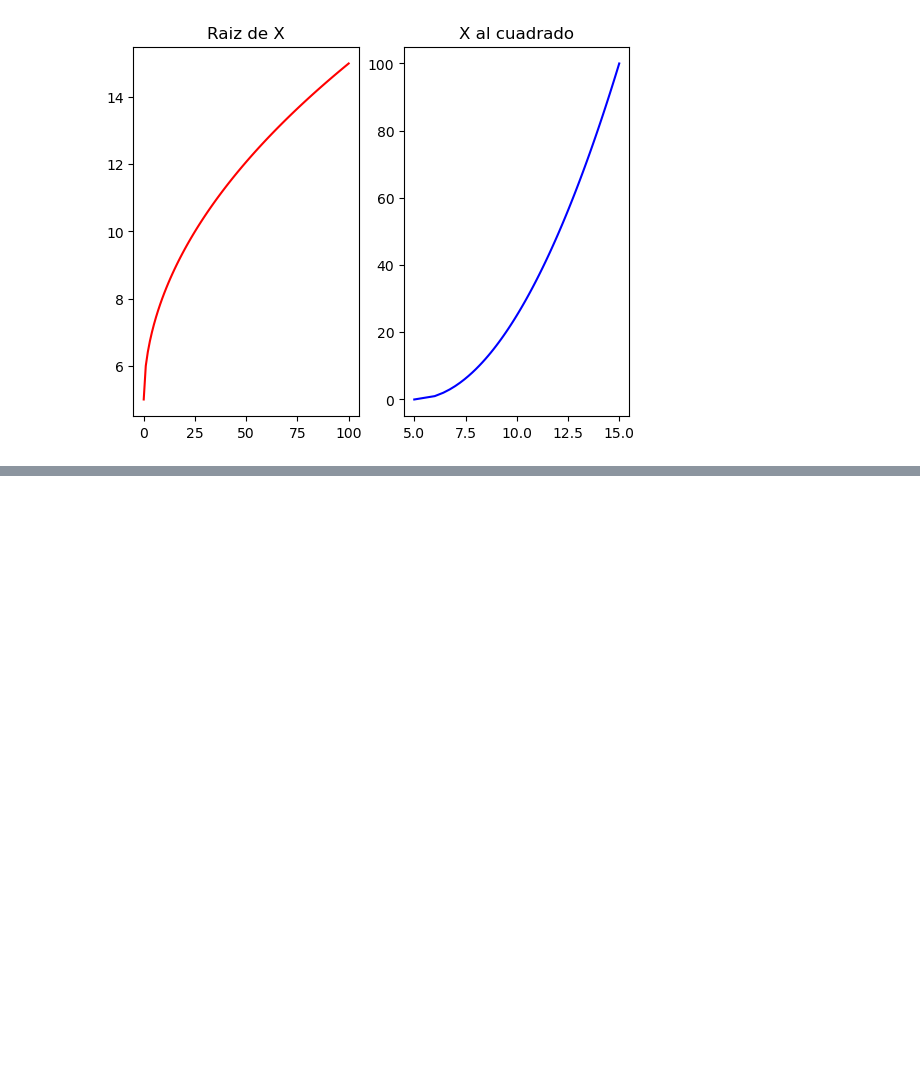
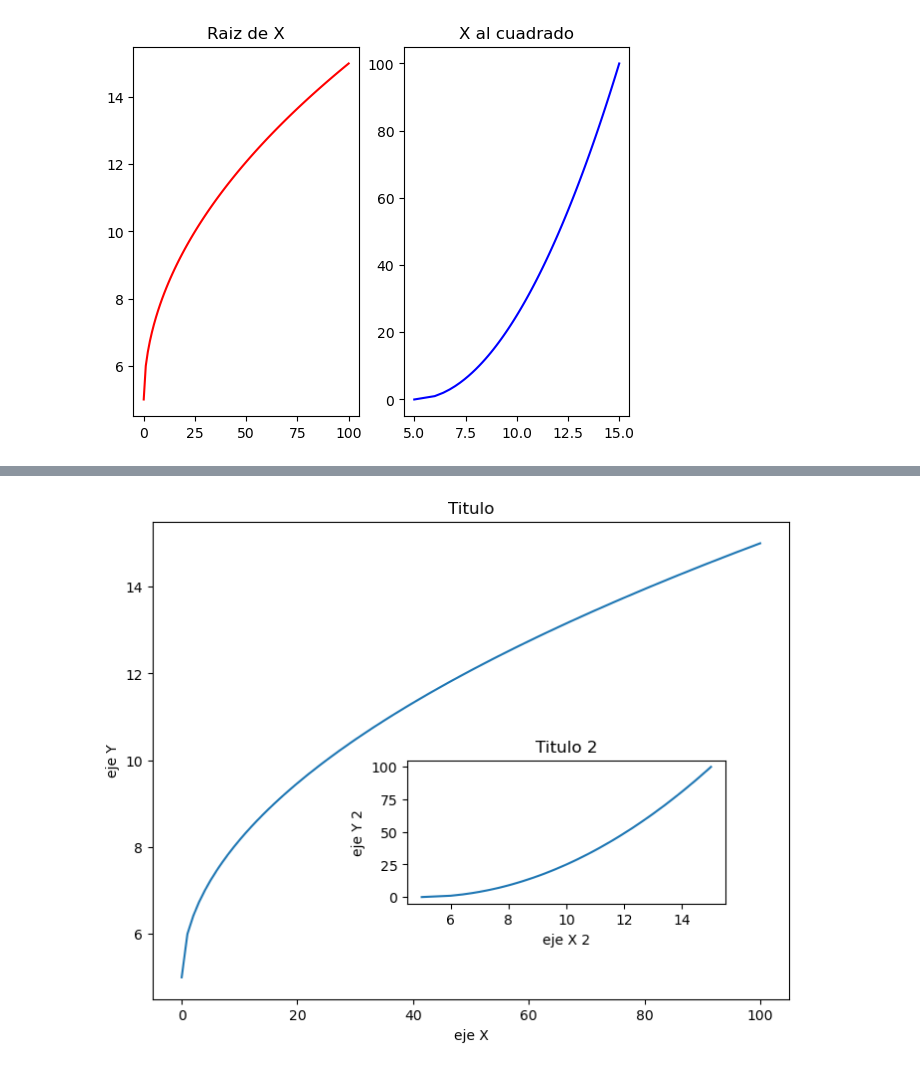
Before and after one commit to dparedes616/Series-de-Tiempo, a Jupyter notebook: graficos.Ipynb, the cells around one changed output, grey strips where cells are left out. Saved outputs shown, nothing was run; the diff lists cells and outputs as text; code cells hidden in the pictures; blank space fills up the shorter version.

```diff
--- a/graficos.Ipynb
+++ b/graficos.Ipynb
@@ -34,0 +47,15 @@ plt.show()
+# %%
+grafico_2 = plt.figure()
+axe = grafico_2.add_axes([0,0,1,1])
+axe_2 = grafico_2.add_axes([0.4, 0.2, 0.5, 0.3])
+axe.plot(x,y)
+axe_2.plot(y,x)
+axe.set_xlabel("eje X")
+axe.set_ylabel("eje Y")
+axe.set_title("Titulo")
+axe_2.set_xlabel("eje X 2")
+axe_2.set_ylabel("eje Y 2")
+axe_2.set_title("Titulo 2")
+plt.show()
+# %% [output]
+[figure, added]
```
Also changed, not shown: parts of 13 cells of this notebook, 2 other files.
